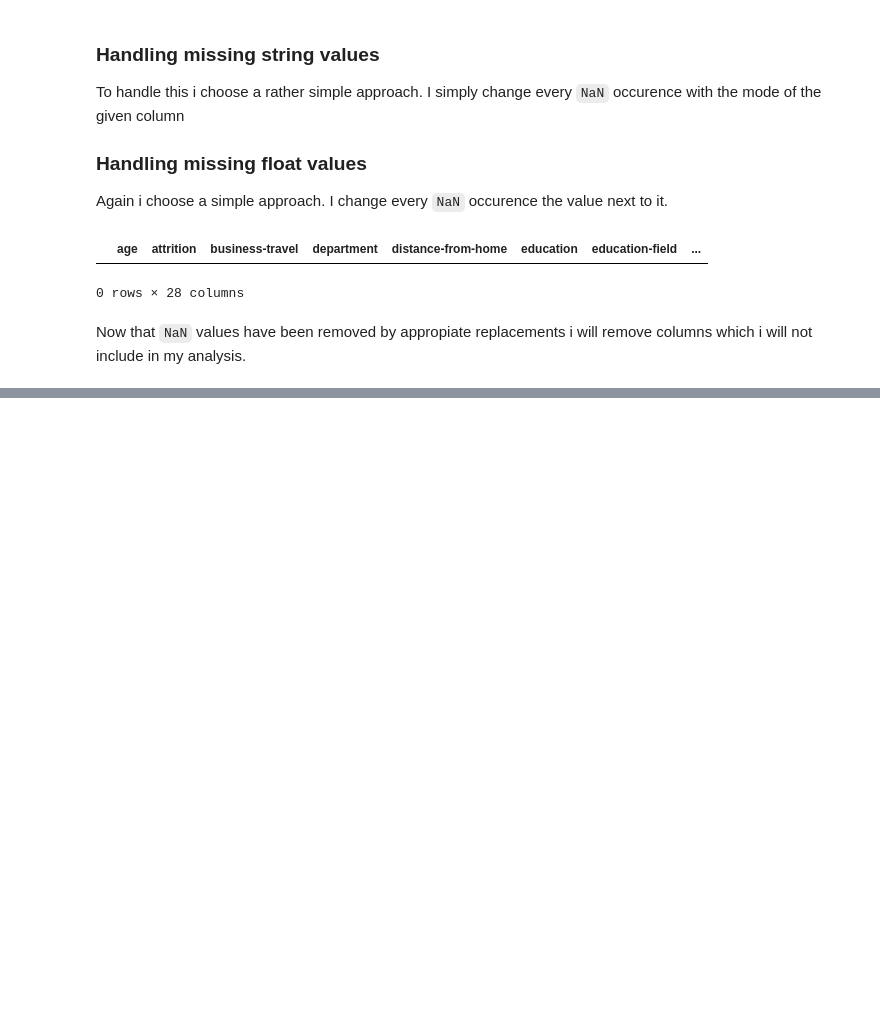
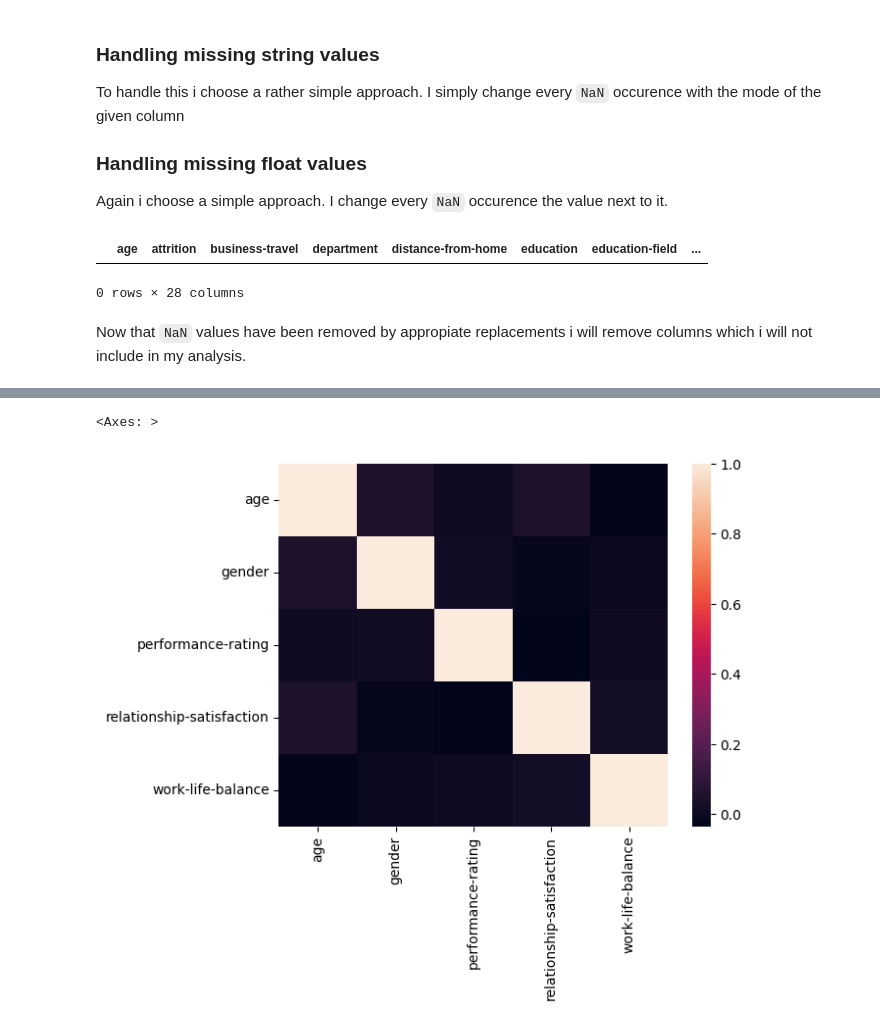
Before and after one commit to ShehabSherbiny/Data-Intelligence-practice, a Jupyter notebook: emplyee-data.ipynb, the cells around one changed output, grey strips where cells are left out. Drawn from its saved outputs; the diff is of its cells as text; code cells hidden in the pictures; blank space fills up the shorter version.

```diff
--- a/emplyee-data.ipynb
+++ b/emplyee-data.ipynb
@@ -128,0 +146,10 @@ df
+# %%
+# List of columns to keep in the DataFrame
+columns_to_keep = ['marial-status', 'work-life-balance', 'relationship-satisfaction', 'gender', 'age','performance-rating']
+
+# Remove columns not in the specified list
+columns_to_remove = list(set(df.columns) - set(columns_to_keep))
+personal_situation = df.drop(columns=columns_to_remove)
+personal_situation['gender'] = personal_situation['gender'].map({'Female': 1, 'Male': 0})
+personal_situation['marial-status'] = personal_situation['marial-status'].map({'Married': True, 'Single': False})
+personal_situation
@@ -128,0 +170,5 @@ df
+# %%
+sns.heatmap(personal_situation.corr(numeric_only=True))
+# %% [output]
+<Axes: >
+[figure, added]
```
Also changed, not shown: parts of 9 cells of this notebook, 5 other files.
